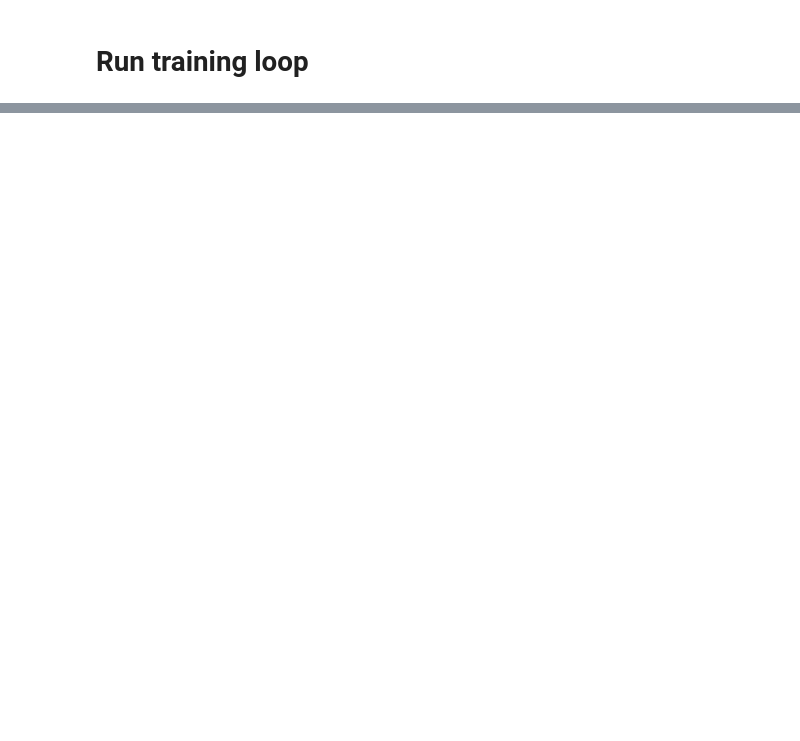
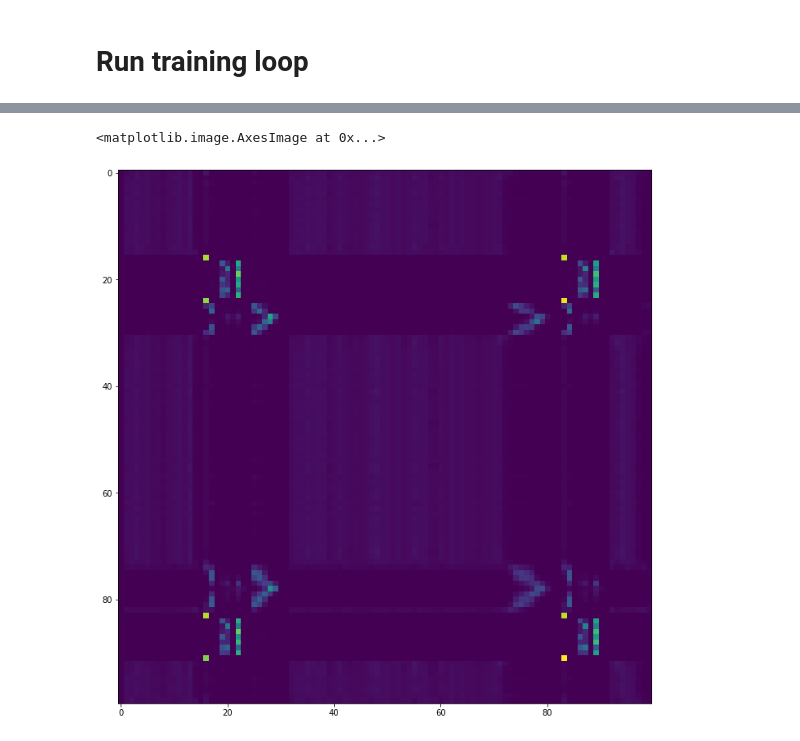
Before and after one commit to myazdani/attention-layer-demo, a Jupyter notebook: demo.ipynb, the cells around one changed output, grey strips where cells are left out. Cells and saved outputs as stored; diff of their text form; code cells hidden in the pictures; blank space fills up the shorter version.

```diff
--- a/demo.ipynb
+++ b/demo.ipynb
@@ -309,0 +349,2 @@ Wall time: 26.8 s
+# %%
+example_input = (test_input[:1] - mu) / std
@@ -309,0 +365,6 @@ Wall time: 26.8 s
+# %%
+plt.figure(figsize = (24,12))
+plt.imshow(layer.attention(features[-1])[0].detach().cpu().numpy())
+# %% [output]
+<matplotlib.image.AxesImage at 0x...>
+[figure, added]
```
Also changed, not shown: parts of 13 cells of this notebook.
